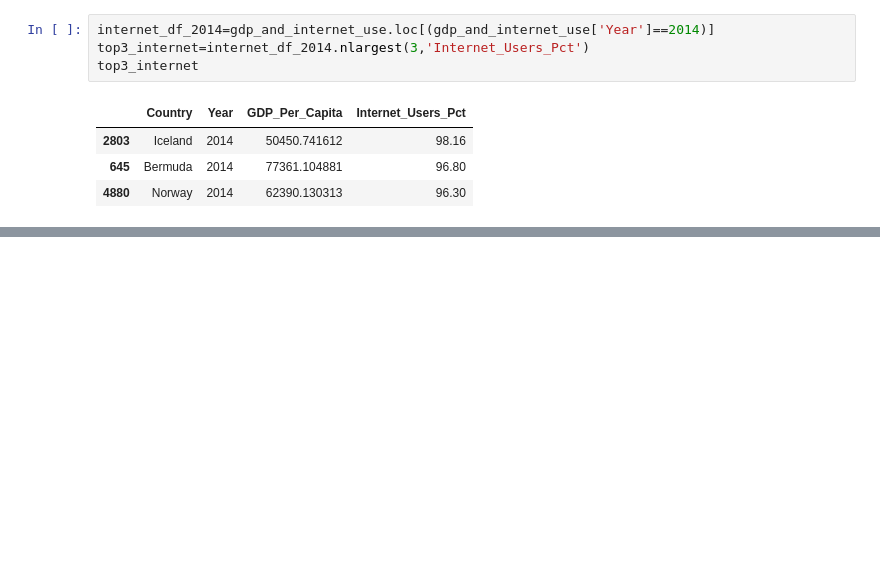
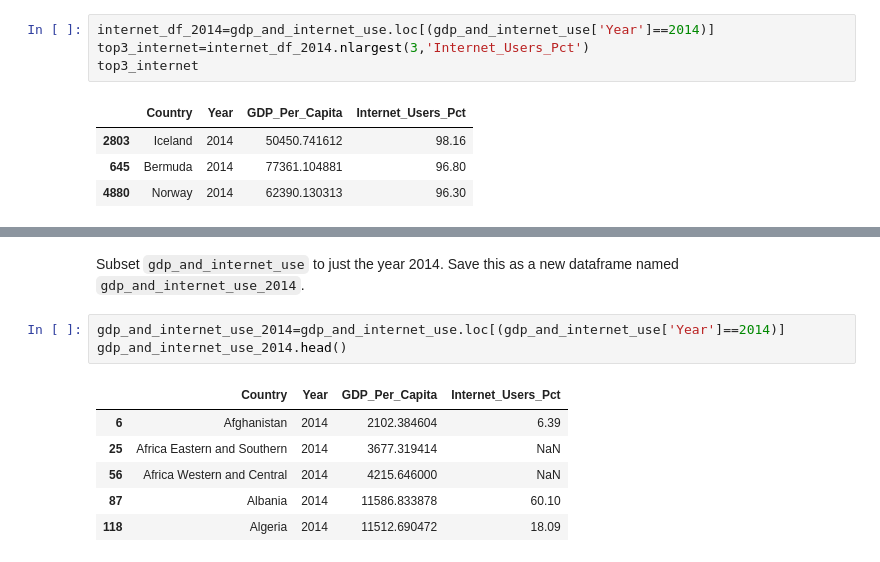
Before and after one commit to joshcb88/un_data-joshcb88-python, a Jupyter notebook: notebook/un_data.ipynb, the cells around one changed output, grey strips where cells are left out. Drawn from its saved outputs; the diff is of its cells as text; blank space fills up the shorter version.

```diff
--- a/notebook/un_data.ipynb
+++ b/notebook/un_data.ipynb
@@ -587,0 +605,12 @@ Text(0.5, 1.0, 'Countries GDP 1990-2020')
+# %% [markdown]
+Subset `gdp_and_internet_use` to just the year 2014. Save this as a new dataframe named `gdp_and_internet_use_2014`.
+# %%
+gdp_and_internet_use_2014=gdp_and_internet_use.loc[(gdp_and_internet_use['Year']==2014)]
+gdp_and_internet_use_2014.head()
+# %% [output]
+|  | Country | Year | GDP_Per_Capita | Internet_Users_Pct |
+| 6 | Afghanistan | 2014 | 2102.384604 | 6.39 |
+| 25 | Africa Eastern and Southern | 2014 | 3677.319414 | NaN |
+| 56 | Africa Western and Central | 2014 | 4215.646000 | NaN |
+| 87 | Albania | 2014 | 11586.833878 | 60.10 |
+| 118 | Algeria | 2014 | 11512.690472 | 18.09 |
```
Also changed, not shown: parts of 11 cells of this notebook.
